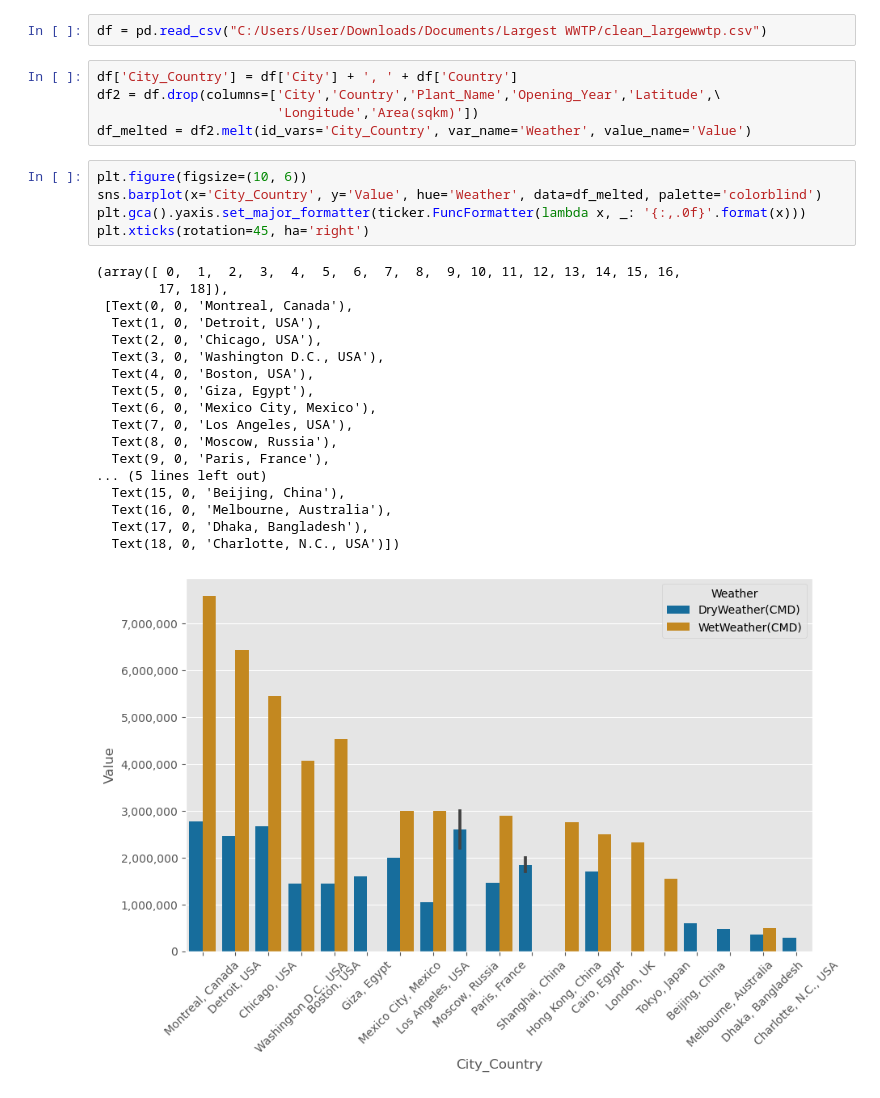
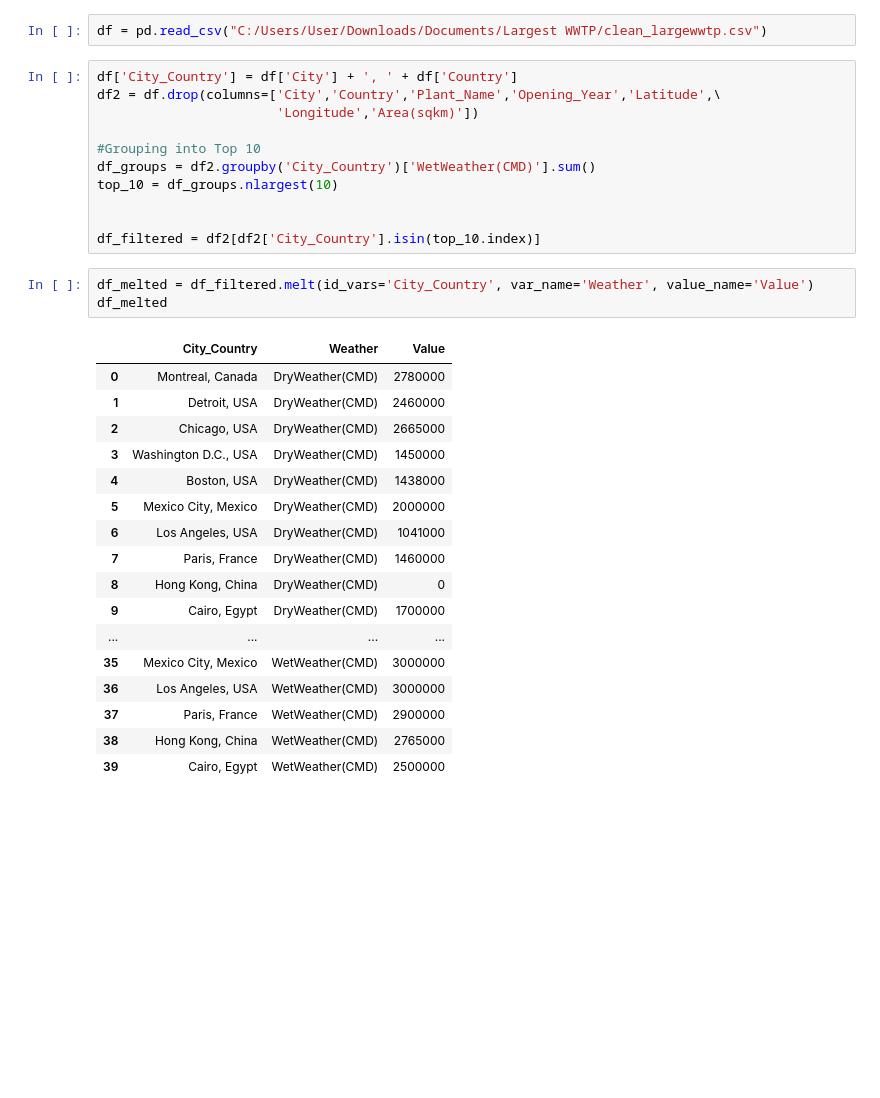
Before and after one commit to bryancastillo10/LargestWWTP, a Jupyter notebook: 03_data_analysis.ipynb, the cells around one changed output. Saved outputs shown, nothing was run; the diff lists cells and outputs as text; blank space fills up the shorter version.

```diff
--- a/03_data_analysis.ipynb
+++ b/03_data_analysis.ipynb
@@ -12,28 +12,31 @@ df = pd.read_csv("C:/Users/User/Downloads/Documents/Largest WWTP/clean_largewwtp
 df['City_Country'] = df['City'] + ', ' + df['Country']
 df2 = df.drop(columns=['City','Country','Plant_Name','Opening_Year','Latitude',\
                        'Longitude','Area(sqkm)'])
-df_melted = df2.melt(id_vars='City_Country', var_name='Weather', value_name='Value')
+
+#Grouping into Top 10
+df_groups = df2.groupby('City_Country')['WetWeather(CMD)'].sum()
+top_10 = df_groups.nlargest(10)
+
+
+df_filtered = df2[df2['City_Country'].isin(top_10.index)]
-# %%
-plt.figure(figsize=(10, 6))
-sns.barplot(x='City_Country', y='Value', hue='Weather', data=df_melted, palette='colorblind')
-plt.gca().yaxis.set_major_formatter(ticker.FuncFormatter(lambda x, _: '{:,.0f}'.format(x)))
-plt.xticks(rotation=45, ha='right')
-# %% [output]
-(array([ 0,  1,  2,  3,  4,  5,  6,  7,  8,  9, 10, 11, 12, 13, 14, 15, 16,
-        17, 18]),
- [Text(0, 0, 'Montreal, Canada'),
-  Text(1, 0, 'Detroit, USA'),
-  Text(2, 0, 'Chicago, USA'),
-  Text(3, 0, 'Washington D.C., USA'),
-  Text(4, 0, 'Boston, USA'),
-  Text(5, 0, 'Giza, Egypt'),
-  Text(6, 0, 'Mexico City, Mexico'),
-  Text(7, 0, 'Los Angeles, USA'),
-  Text(8, 0, 'Moscow, Russia'),
-  Text(9, 0, 'Paris, France'),
-... (5 lines left out)
-  Text(15, 0, 'Beijing, China'),
-  Text(16, 0, 'Melbourne, Australia'),
-  Text(17, 0, 'Dhaka, Bangladesh'),
-  Text(18, 0, 'Charlotte, N.C., USA')])
-[figure, removed]
+# %%
+df_melted = df_filtered.melt(id_vars='City_Country', var_name='Weather', value_name='Value')
+df_melted
+# %% [output]
+|  | City_Country | Weather | Value |
+| 0 | Montreal, Canada | DryWeather(CMD) | 2780000 |
+| 1 | Detroit, USA | DryWeather(CMD) | 2460000 |
+| 2 | Chicago, USA | DryWeather(CMD) | 2665000 |
+| 3 | Washington D.C., USA | DryWeather(CMD) | 1450000 |
+| 4 | Boston, USA | DryWeather(CMD) | 1438000 |
+| 5 | Mexico City, Mexico | DryWeather(CMD) | 2000000 |
+| 6 | Los Angeles, USA | DryWeather(CMD) | 1041000 |
+| 7 | Paris, France | DryWeather(CMD) | 1460000 |
+| 8 | Hong Kong, China | DryWeather(CMD) | 0 |
+| 9 | Cairo, Egypt | DryWeather(CMD) | 1700000 |
+| ... | ... | ... | ... |
+| 35 | Mexico City, Mexico | WetWeather(CMD) | 3000000 |
+| 36 | Los Angeles, USA | WetWeather(CMD) | 3000000 |
+| 37 | Paris, France | WetWeather(CMD) | 2900000 |
+| 38 | Hong Kong, China | WetWeather(CMD) | 2765000 |
+| 39 | Cairo, Egypt | WetWeather(CMD) | 2500000 |
```
Also changed, not shown: parts of 3 cells of this notebook.
